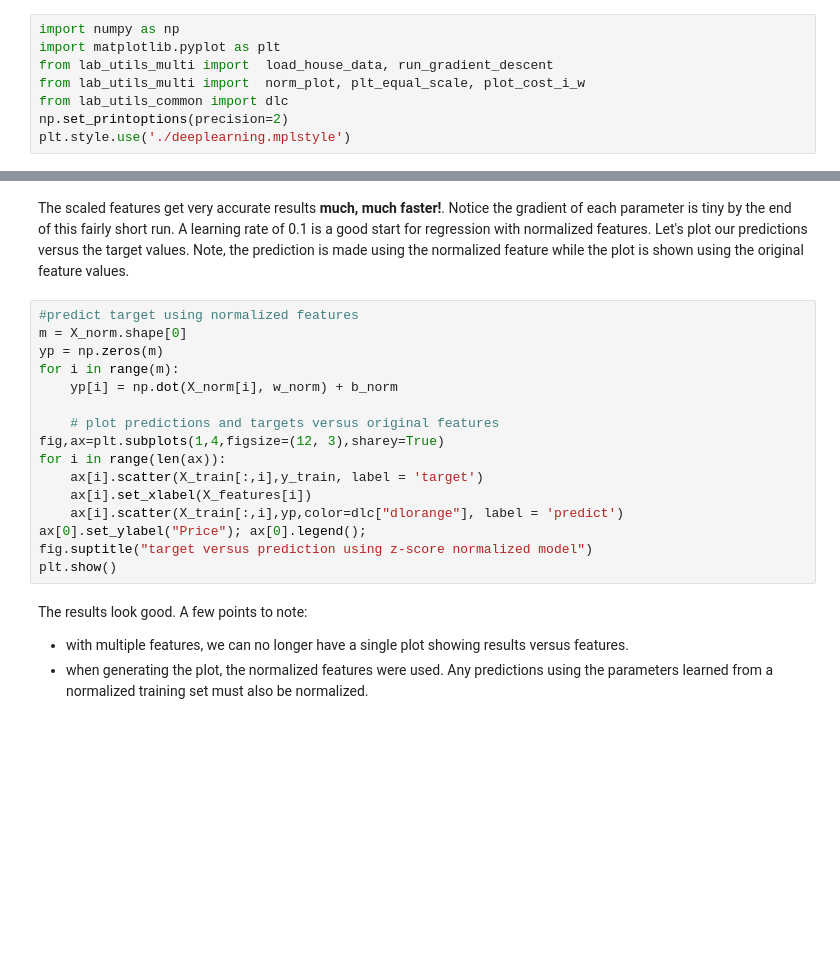
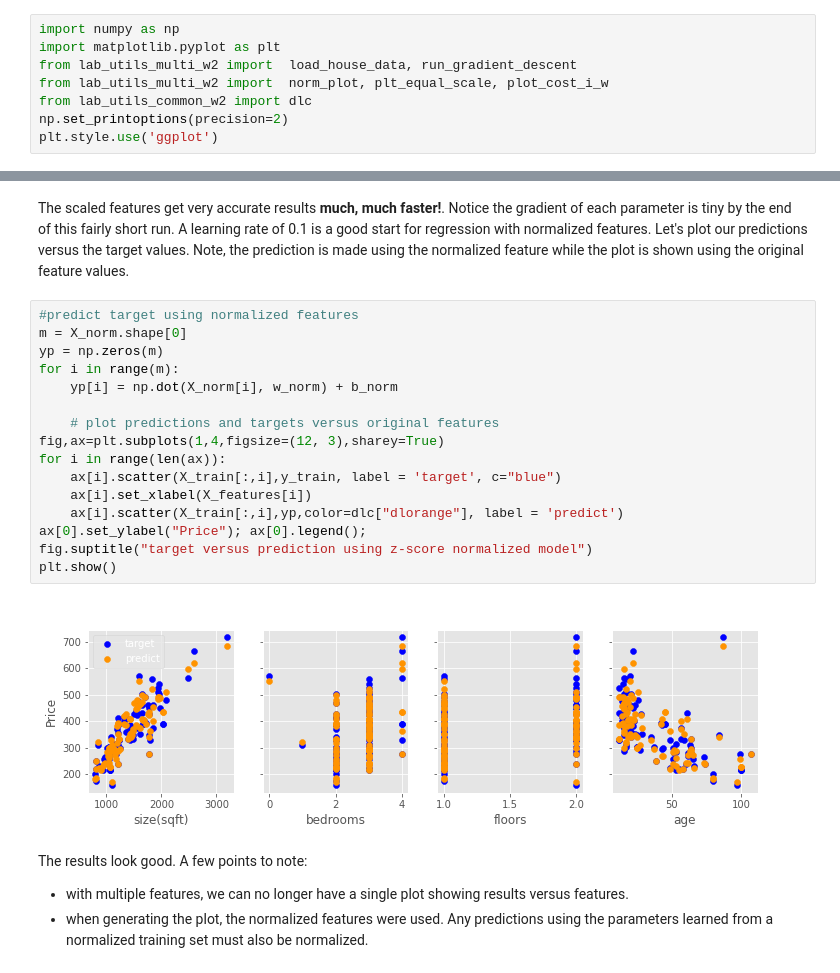
Before and after one commit to Param302/ML-specialization-notes, a Jupyter notebook: Supervised Machine Learning/codes/W2 - L3 - Feature Scaling and Learning rate.ipynb, the cells around one changed output, grey strips where cells are left out. Drawn from its saved outputs; the diff is of its cells as text; blank space fills up the shorter version.

```diff
--- a/Supervised Machine Learning/codes/W2 - L3 - Feature Scaling and Learning rate.ipynb
+++ b/Supervised Machine Learning/codes/W2 - L3 - Feature Scaling and Learning rate.ipynb
@@ -13,11 +13,11 @@ You will utilize the functions developed in the last lab as well as matplotlib a
 # %%
 import numpy as np
 import matplotlib.pyplot as plt
-from lab_utils_multi import  load_house_data, run_gradient_descent
-from lab_utils_multi import  norm_plot, plt_equal_scale, plot_cost_i_w
-from lab_utils_common import dlc
+from lab_utils_multi_w2 import  load_house_data, run_gradient_descent
+from lab_utils_multi_w2 import  norm_plot, plt_equal_scale, plot_cost_i_w
+from lab_utils_common_w2 import dlc
 np.set_printoptions(precision=2)
-plt.style.use('./deeplearning.mplstyle')
+plt.style.use('ggplot')
 # %% [markdown]
 ## Notation
 
@@ -296,19 +370,21 @@ Let's plot our predictions versus the target values. Note, the prediction is mad
 # %%
 #predict target using normalized features
 m = X_norm.shape[0]
 yp = np.zeros(m)
 for i in range(m):
     yp[i] = np.dot(X_norm[i], w_norm) + b_norm
 
     # plot predictions and targets versus original features
 fig,ax=plt.subplots(1,4,figsize=(12, 3),sharey=True)
 for i in range(len(ax)):
-    ax[i].scatter(X_train[:,i],y_train, label = 'target')
+    ax[i].scatter(X_train[:,i],y_train, label = 'target', c="blue")
     ax[i].set_xlabel(X_features[i])
     ax[i].scatter(X_train[:,i],yp,color=dlc["dlorange"], label = 'predict')
 ax[0].set_ylabel("Price"); ax[0].legend();
 fig.suptitle("target versus prediction using z-score normalized model")
 plt.show()
+# %% [output]
+[figure, added]
 # %% [markdown]
 The results look good. A few points to note:
 - with multiple features, we can no longer have a single plot showing results versus features.
```
Also changed, not shown: parts of 13 cells of this notebook, 19 other files.
